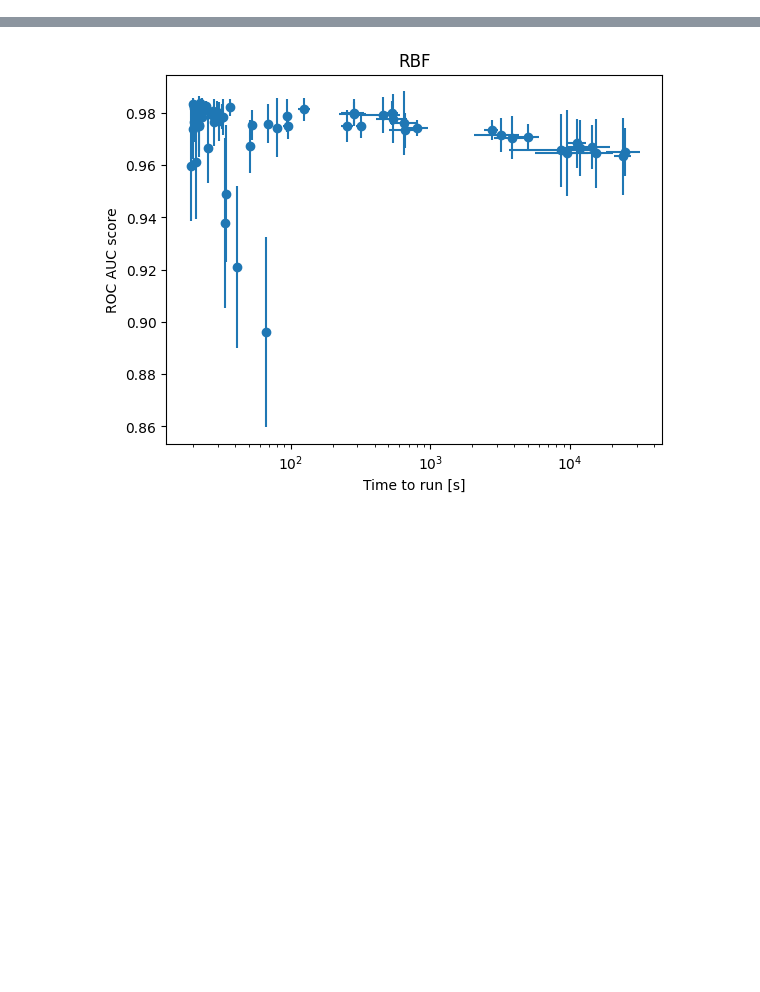
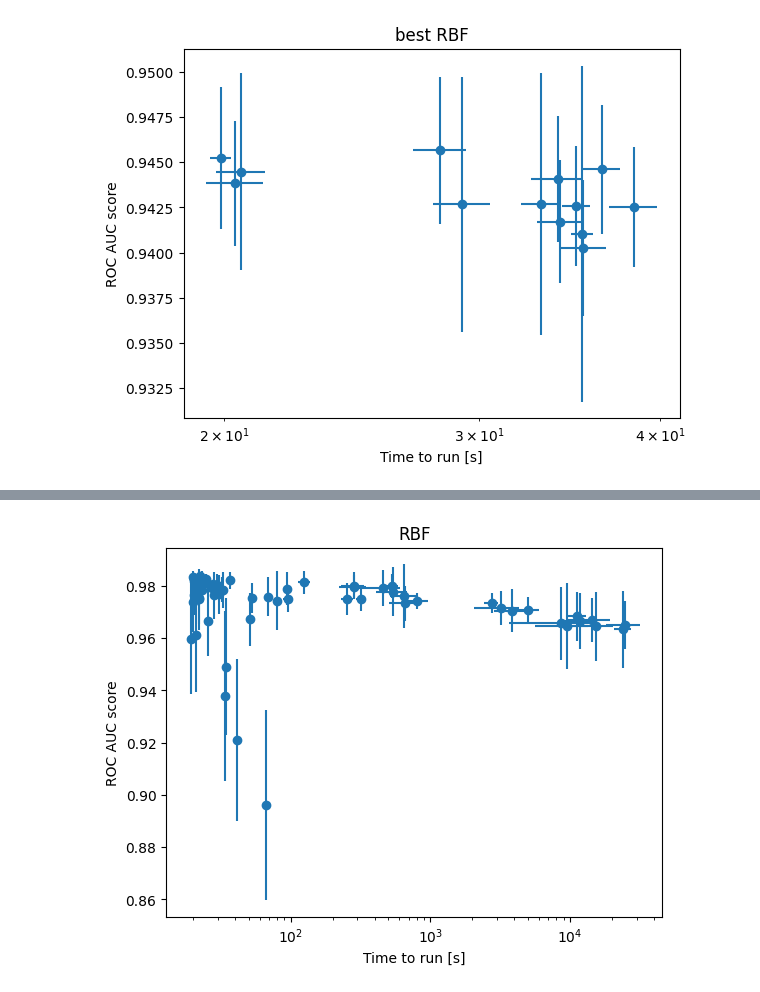
Before and after one commit to mhassans/galaxyMorphology, a Jupyter notebook: PlotHyperParamOpt.ipynb, the cells around one changed output, grey strips where cells are left out. Cells and saved outputs as stored; diff of their text form; code cells hidden in the pictures; blank space fills up the shorter version.

```diff
--- a/PlotHyperParamOpt.ipynb
+++ b/PlotHyperParamOpt.ipynb
@@ -7,0 +28,5 @@ import numpy as np
+# %%
+df_highROC = df[df['rocAUC-mean']>0.94]
+scatterplotWithErrors(x=df_highROC['TimeToRun-mean'], y=df_highROC["rocAUC-mean"], x_err=df_highROC['TimeToRun-std'], y_err=df_highROC["rocAUC-std"], xlabel='Time to run [s]', ylabel='ROC AUC score', title='best RBF')
+# %% [output]
+[figure, added]
```
Also changed, not shown: parts of 23 cells of this notebook, 1 other file.
